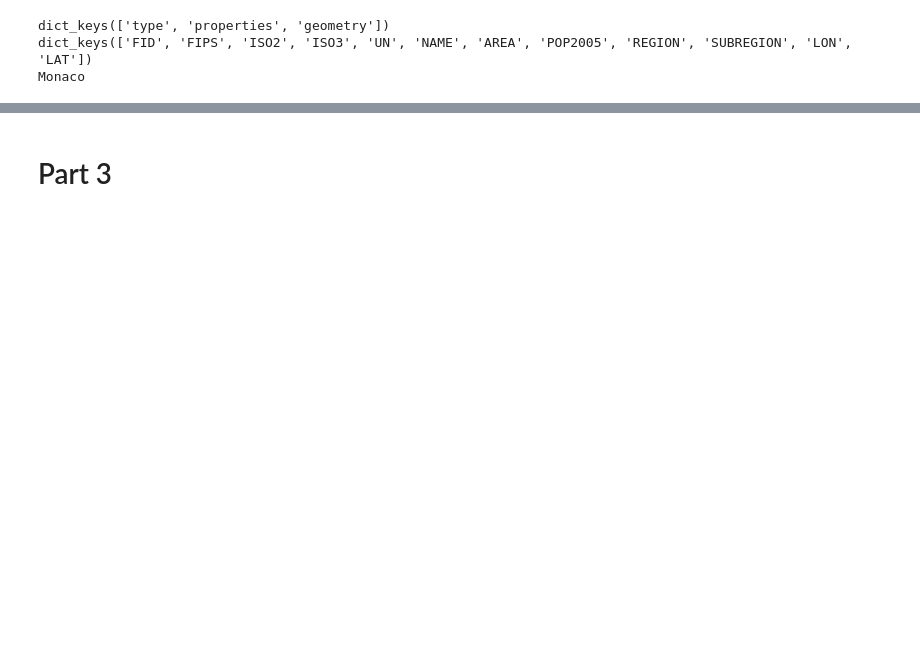
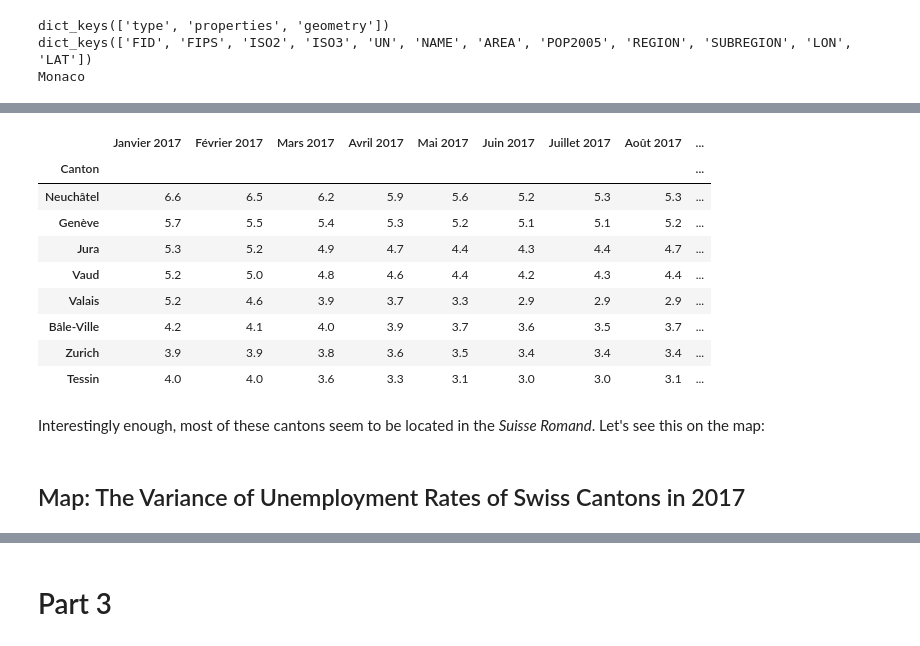
Before and after one commit to m-yaghini/ada17, a Jupyter notebook: 03 - Interactive Viz/Homework 3.ipynb, the cells around one changed output, grey strips where cells are left out. Drawn from its saved outputs; the diff is of its cells as text; code cells hidden in the pictures; blank space fills up the shorter version.

```diff
--- a/03 - Interactive Viz/Homework 3.ipynb
+++ b/03 - Interactive Viz/Homework 3.ipynb
@@ -137,0 +293,17 @@ IFrame(src='UnemploymentEurope.html', width=860, height=450)
+# %%
+DF_plot_var.loc[DF_plot_var.variance > 1].sort_values(by='variance', ascending=False)
+# %% [output]
+|  | Janvier 2017 | Février 2017 | Mars 2017 | Avril 2017 | Mai 2017 | Juin 2017 | Juillet 2017 | Août 2017 | ... |
+| Canton |  |  |  |  |  |  |  |  | ... |
+| Neuchâtel | 6.6 | 6.5 | 6.2 | 5.9 | 5.6 | 5.2 | 5.3 | 5.3 | ... |
+| Genève | 5.7 | 5.5 | 5.4 | 5.3 | 5.2 | 5.1 | 5.1 | 5.2 | ... |
+| Jura | 5.3 | 5.2 | 4.9 | 4.7 | 4.4 | 4.3 | 4.4 | 4.7 | ... |
+| Vaud | 5.2 | 5.0 | 4.8 | 4.6 | 4.4 | 4.2 | 4.3 | 4.4 | ... |
+| Valais | 5.2 | 4.6 | 3.9 | 3.7 | 3.3 | 2.9 | 2.9 | 2.9 | ... |
+| Bâle-Ville | 4.2 | 4.1 | 4.0 | 3.9 | 3.7 | 3.6 | 3.5 | 3.7 | ... |
+| Zurich | 3.9 | 3.9 | 3.8 | 3.6 | 3.5 | 3.4 | 3.4 | 3.4 | ... |
+| Tessin | 4.0 | 4.0 | 3.6 | 3.3 | 3.1 | 3.0 | 3.0 | 3.1 | ... |
+# %% [markdown]
+Interestingly enough, most of these cantons seem to be located in the *Suisse Romand*. Let's see this on the map:
+# %% [markdown]
+## Map: The Variance of Unemployment Rates of Swiss Cantons in 2017
```
Also changed, not shown: parts of 51 cells of this notebook, 11 other files.
